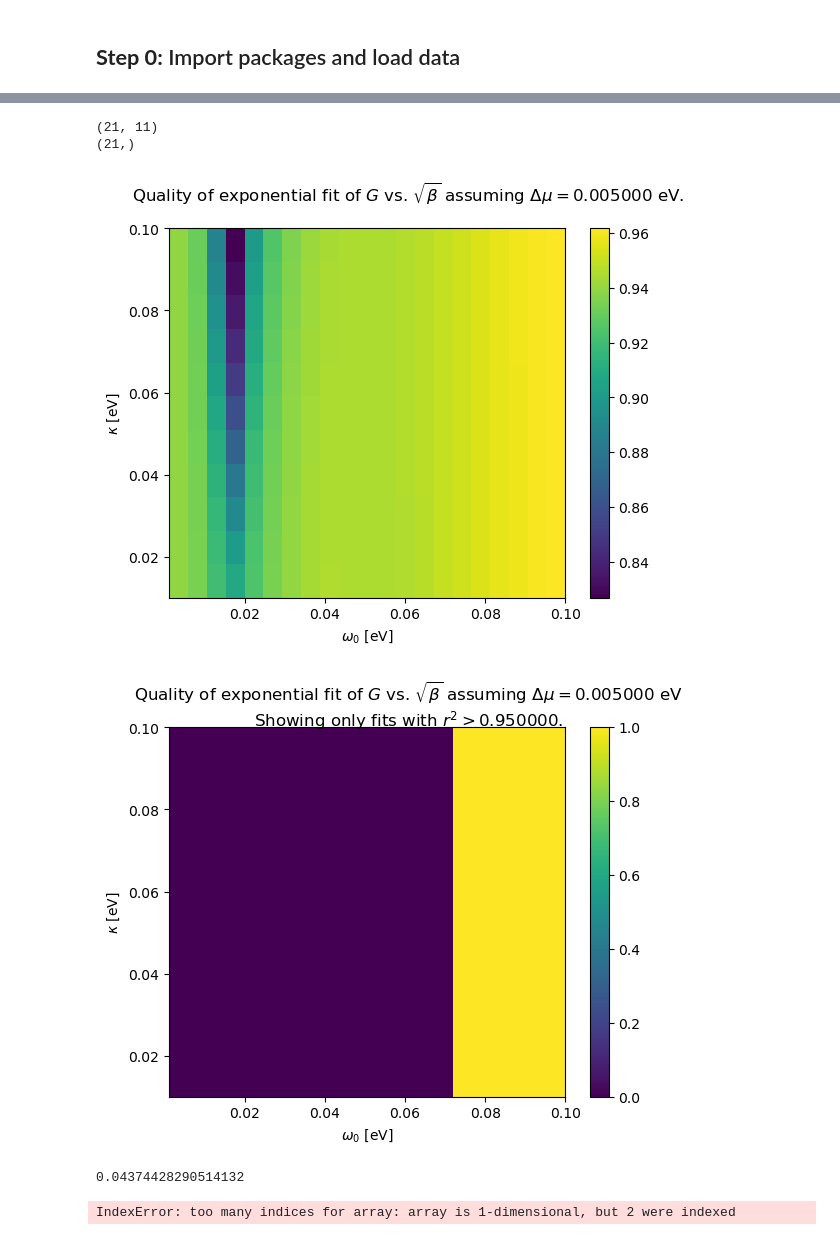
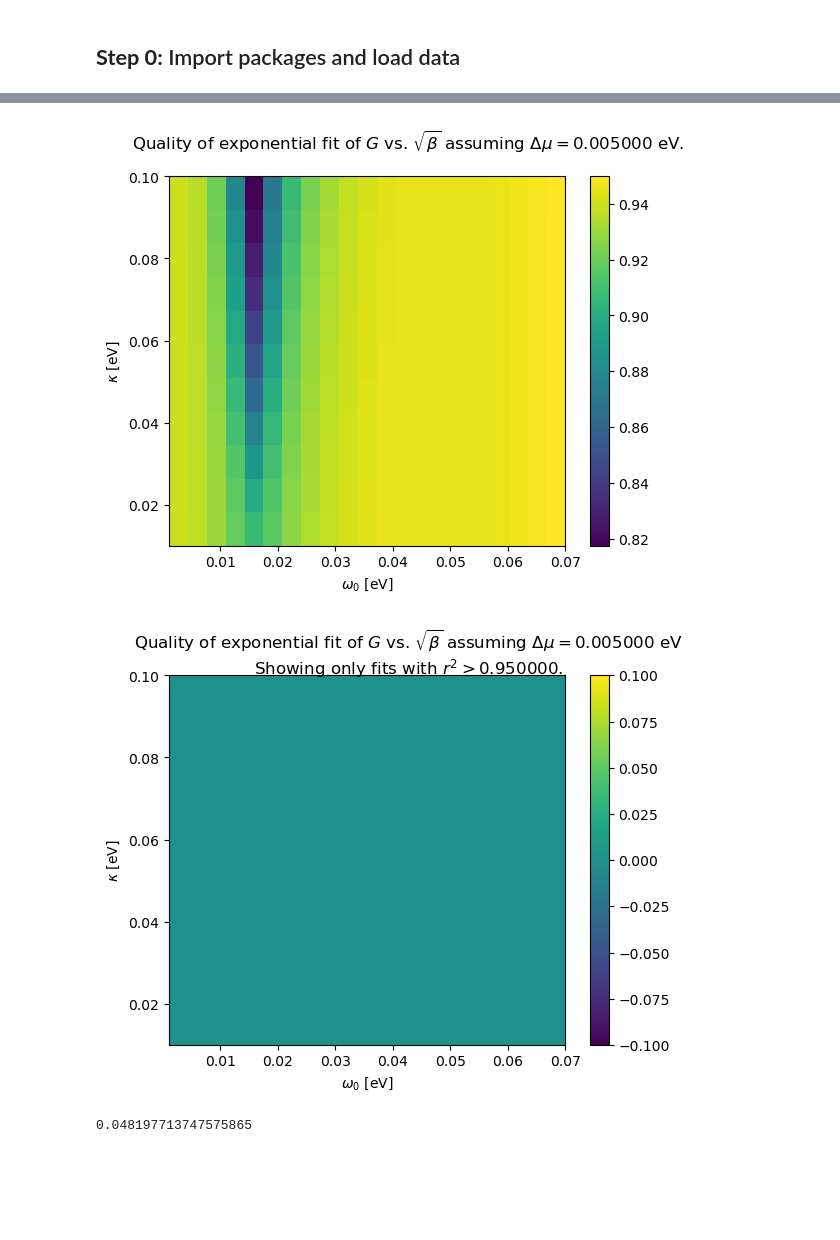
Before and after one commit to ngastellu/spin_boson_2lvl_current, a Jupyter notebook: mott_v_rch.ipynb, the cells around one changed output, grey strips where cells are left out. Cells and saved outputs as stored; diff of their text form; code cells hidden in the pictures; blank space fills up the shorter version.

Commit message:
Actually saved the Mott vs RCH notebook... the previous commit kept the old version :p

```diff
--- a/mott_v_rch.ipynb
+++ b/mott_v_rch.ipynb
@@ -17,7 +17,7 @@ rcParams['image.aspect'] = 'auto'
 
 kB = 8.617e-5
 
-npydir = 'MAC_aligned_focused_ohmic_dmu0.005'
+npydir = 'ohmic_dmu0.05_aligned_focused'
 param_file = 'aligned_focused_max_dmu0.02_fine_grids.json'
 
 pp = ParameterParser(param_file)
@@ -47,39 +52,38 @@ $$
 # %%
 x = np.sqrt(beta_grid)
-a1, b1, r1 = tensor_linregress(x,logG)
+a_mott, b_mott, r_mott = tensor_linregress(x,logG)
 
-print(a1.shape)
-print(a1[:,-1].shape)
-
-plt.imshow((r1**2).T,origin='lower',extent=[*w0_grid[[0,-1]], *kappa_grid[[0,-1]]])
+plt.imshow((r_mott**2).T,origin='lower',extent=[*w0_grid[[0,-1]], *kappa_grid[[0,-1]]])
 plt.xlabel('$\omega_0$ [eV]')
 plt.ylabel('$\kappa$ [eV]')
 plt.suptitle('Quality of exponential fit of $G$ vs. $\sqrt{\\beta}$ assuming $\Delta\mu = %f$ eV.'%(dmu))
 plt.colorbar()
 plt.show()
 
-plt.imshow(((r1**2) > rtol).T,origin='lower',extent=[*w0_grid[[0,-1]], *kappa_grid[[0,-1]]])
+plt.imshow(((r_mott**2) > rtol).T,origin='lower',extent=[*w0_grid[[0,-1]], *kappa_grid[[0,-1]]])
 plt.xlabel('$\omega_0$ [eV]')
 plt.ylabel('$\kappa$ [eV]')
 plt.suptitle('Quality of exponential fit of $G$ vs. $\sqrt{\\beta}$ assuming $\Delta\mu = %f$ eV\nShowing only fits with $r^2 > %f$.'%(dmu,rtol))
 plt.colorbar()
 plt.show()
 
-print(np.max(np.abs(r1 - r1[:,0][:,None])))
+print(np.max(np.abs(r_mott - r_mott[:,0][:,None])))
 
-cm = plt_utils.get_cm(w0_grid,'plasma')
+cm = plt_utils.get_cm(w0_grid,'plasma',max_val=0.9)
 
-for a, c in zip(a1.T,cm):
-    plt.plot(w0_grid, a, ls='-',c=c, lw=0.8)
+inds = [0,2,4,6,-1]
+
+for kappa, a, c in zip(kappa_grid[inds],a_mott.T[inds],cm[inds]):
+    plt.plot(w0_grid, a, ls='-',c=c, lw=0.8,label='$\kappa={:5.2f}$ eV'.format(kappa))
 plt.xlabel('$\omega_0$ [eV]')
 plt.ylabel('Slope of linear fit')
+plt.legend()
 plt.show()
 
-np.save('fit_params_mott.npy',np.vstack((a1[:,0],b1[:,0],r1[:,0])))
+np.save('fit_params_mott.npy',np.vstack((a_mott[:,0],b_mott[:,0],r_mott[:,0])))
+
+#print(np.max(np.abs(r1 - r1[:,0][:,None])))
 # %% [output]
-(21, 11)
-(21,)
-[figure, old version]
+[figure, new version]
-[figure, old version]
+[figure, new version]
-0.04374428290514132
-IndexError: too many indices for array: array is 1-dimensional, but 2 were indexed
+0.048197713747575865
```
Also changed, not shown: parts of 7 cells of this notebook.
